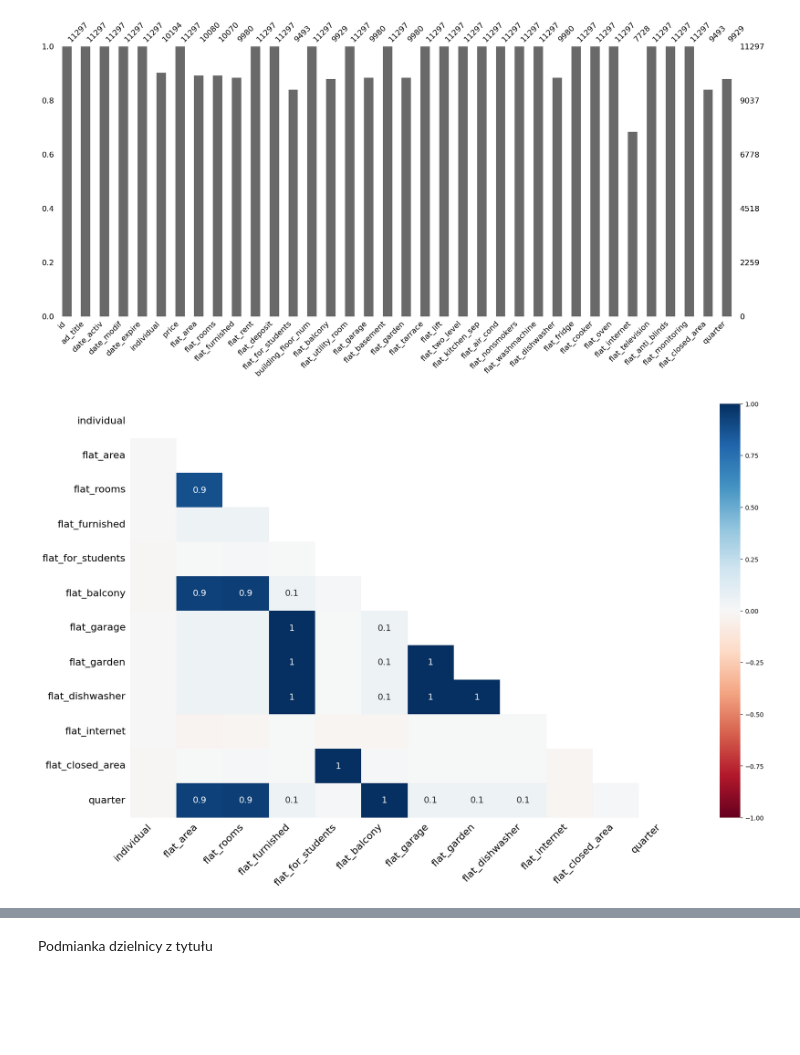
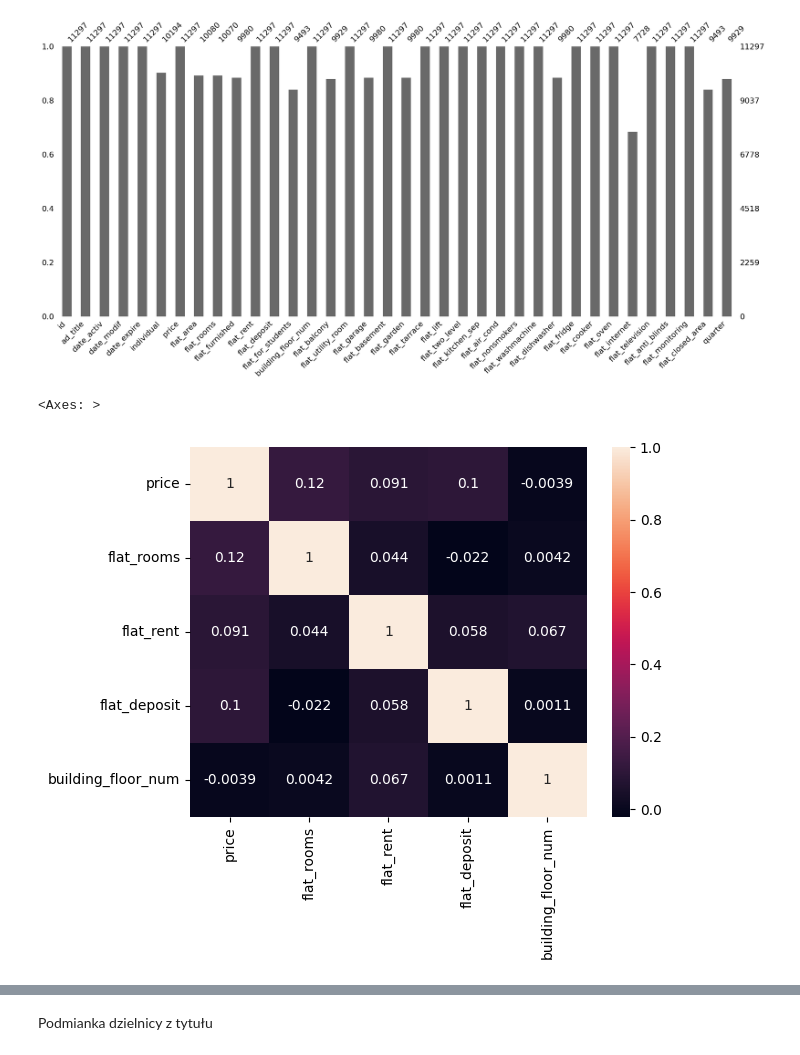
Before and after one commit to Wilsonuep/incomplete-data-coding-final, a Jupyter notebook: notebook.ipynb, the cells around one changed output, grey strips where cells are left out. Cells and saved outputs as stored; diff of their text form; code cells hidden in the pictures; blank space fills up the shorter version.

```diff
--- a/notebook.ipynb
+++ b/notebook.ipynb
@@ -69,7 +71,7 @@ plt.show()
 # %% [output]
 [figure]
 # %%
-msno.heatmap(train)
-plt.show()
+sns.heatmap(train[['price', 'flat_rooms', 'flat_rent', 'flat_deposit', 'building_floor_num']].corr(), annot=True)
 # %% [output]
+<Axes: >
-[figure, old version]
+[figure, new version]
```
Also changed, not shown: parts of 23 cells of this notebook.
